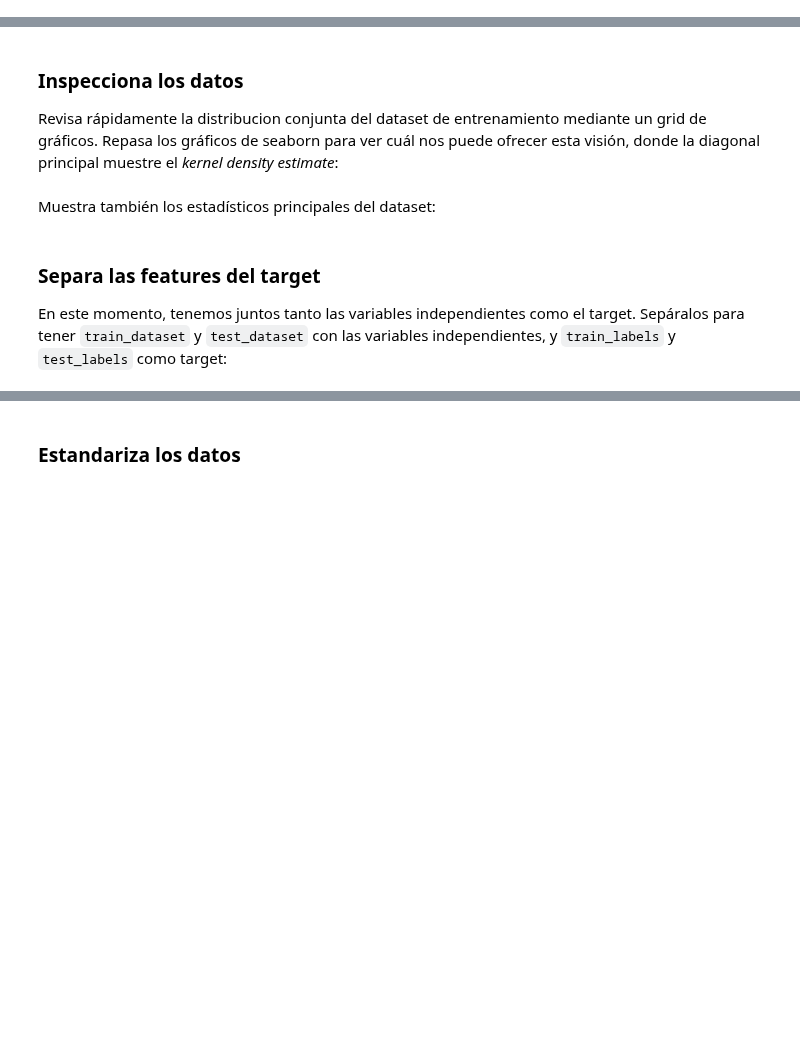
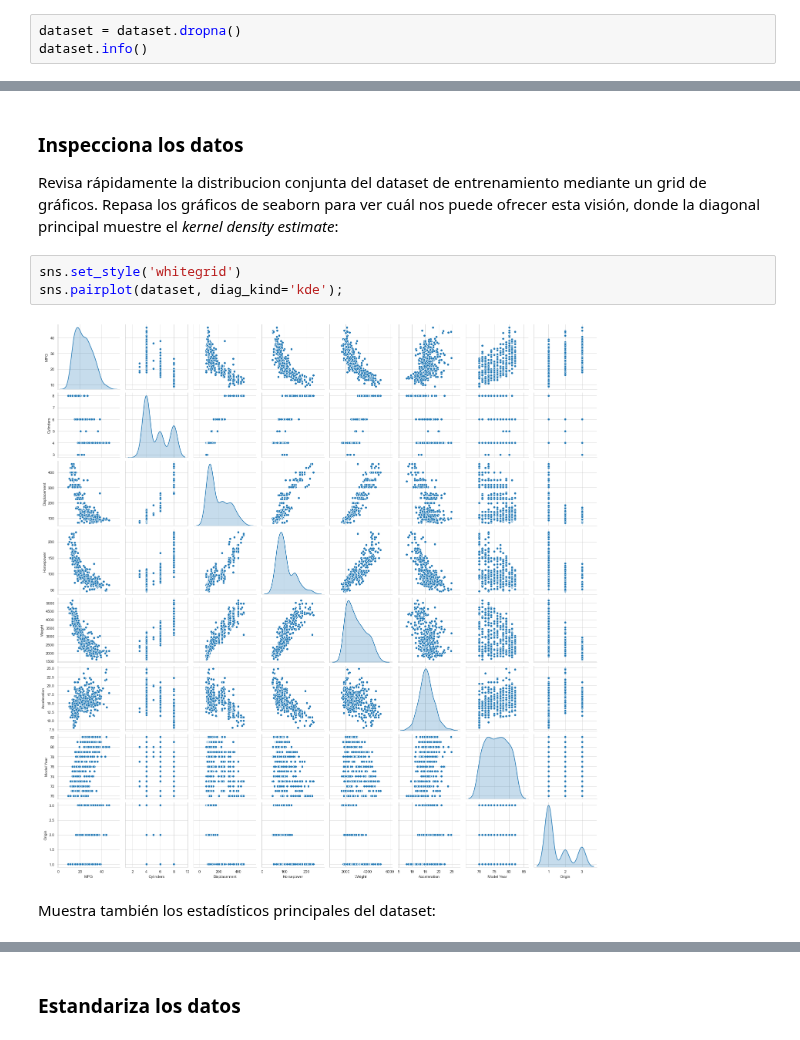
Before and after one commit to franciscocanon-thebridge/bootcamp_thebridge_PTSep20, a Jupyter notebook: Bloque 3 - Machine Learning/05_Deep_Learning/1-Intro Deep Learning/ejercicios/02_DL_Regresión.ipynb, the cells around one changed output, grey strips where cells are left out. Cells and saved outputs as stored; diff of their text form; blank space fills up the shorter version.

```diff
--- a/Bloque 3 - Machine Learning/05_Deep_Learning/1-Intro Deep Learning/ejercicios/02_DL_Regresión.ipynb
+++ b/Bloque 3 - Machine Learning/05_Deep_Learning/1-Intro Deep Learning/ejercicios/02_DL_Regresión.ipynb
@@ -57,0 +93,3 @@ Trata los missings y variables categóricas:
+# %%
+dataset = dataset.dropna()
+dataset.info()
@@ -65,9 +145,10 @@ Llama a los datasets ``train_dataset`` y ``test_dataset``:
 ### Inspecciona los datos
 
 Revisa rápidamente la distribucion conjunta del dataset de entrenamiento mediante un grid de gráficos. Repasa los gráficos de seaborn para ver cuál nos puede ofrecer esta visión, donde la diagonal principal muestre el *kernel density estimate*:
+# %%
+sns.set_style('whitegrid')
+sns.pairplot(dataset, diag_kind='kde');
+# %% [output]
+[figure, added]
 # %% [markdown]
 Muestra también los estadísticos principales del dataset:
-# %% [markdown]
-### Separa las features del target
-
-En este momento, tenemos juntos tanto las variables independientes como el target. Sepáralos para tener ``train_dataset`` y ``test_dataset`` con las variables independientes, y ``train_labels`` y ``test_labels`` como target:
```
Also changed, not shown: parts of 27 cells of this notebook, 7 other files.
